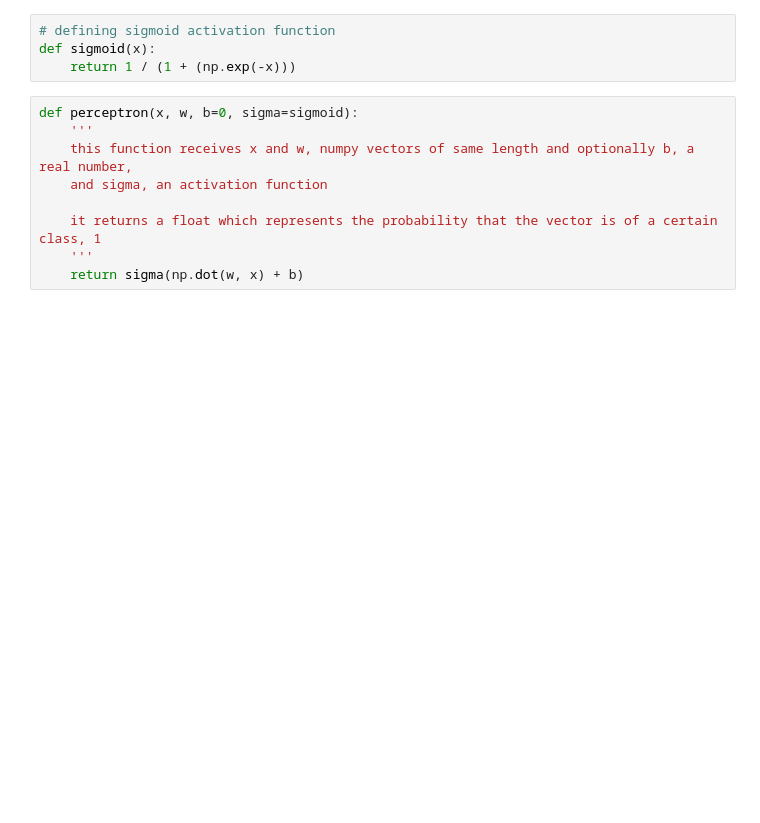
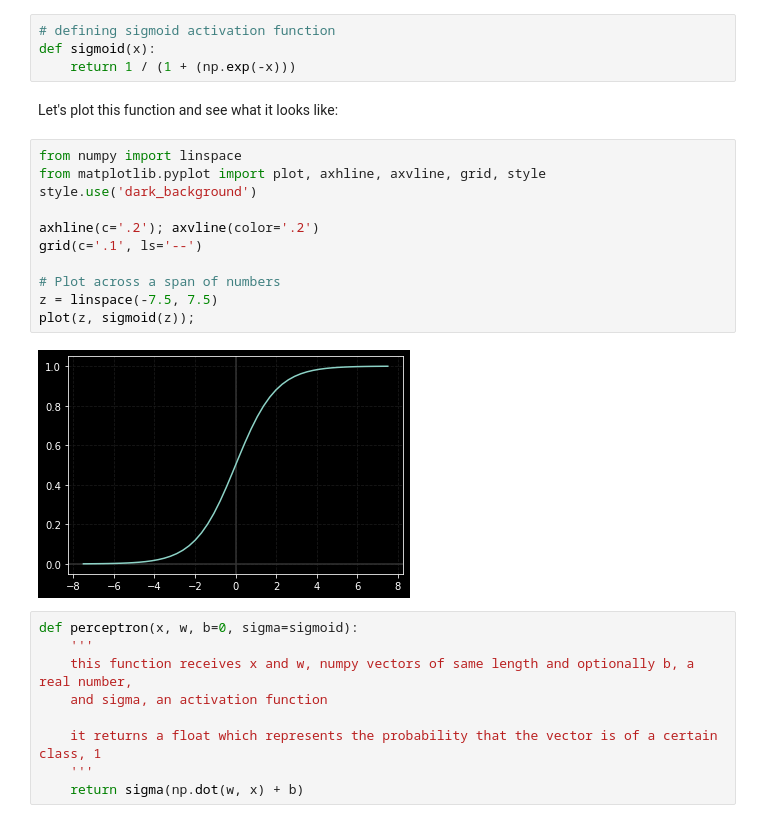
Before and after one commit to igorbenav/nn-from-scratch, a Jupyter notebook: neuralnetworks.ipynb, the cells around one changed output. Saved outputs shown, nothing was run; the diff lists cells and outputs as text; blank space fills up the shorter version.

```diff
--- a/neuralnetworks.ipynb
+++ b/neuralnetworks.ipynb
@@ -101,6 +108,21 @@ We'll use the following as our activation function, more on activation functions
 # defining sigmoid activation function
 def sigmoid(x):
     return 1 / (1 + (np.exp(-x)))
+# %% [markdown]
+Let's plot this function and see what it looks like:
+# %%
+from numpy import linspace
+from matplotlib.pyplot import plot, axhline, axvline, grid, style
+style.use('dark_background')
+
+axhline(c='.2'); axvline(color='.2')
+grid(c='.1', ls='--')
+
+# Plot across a span of numbers
+z = linspace(-7.5, 7.5)
+plot(z, sigmoid(z));
+# %% [output]
+[figure, added]
 # %%
 def perceptron(x, w, b=0, sigma=sigmoid):
     '''
```
Also changed, not shown: parts of 14 cells of this notebook, 4 other files.
